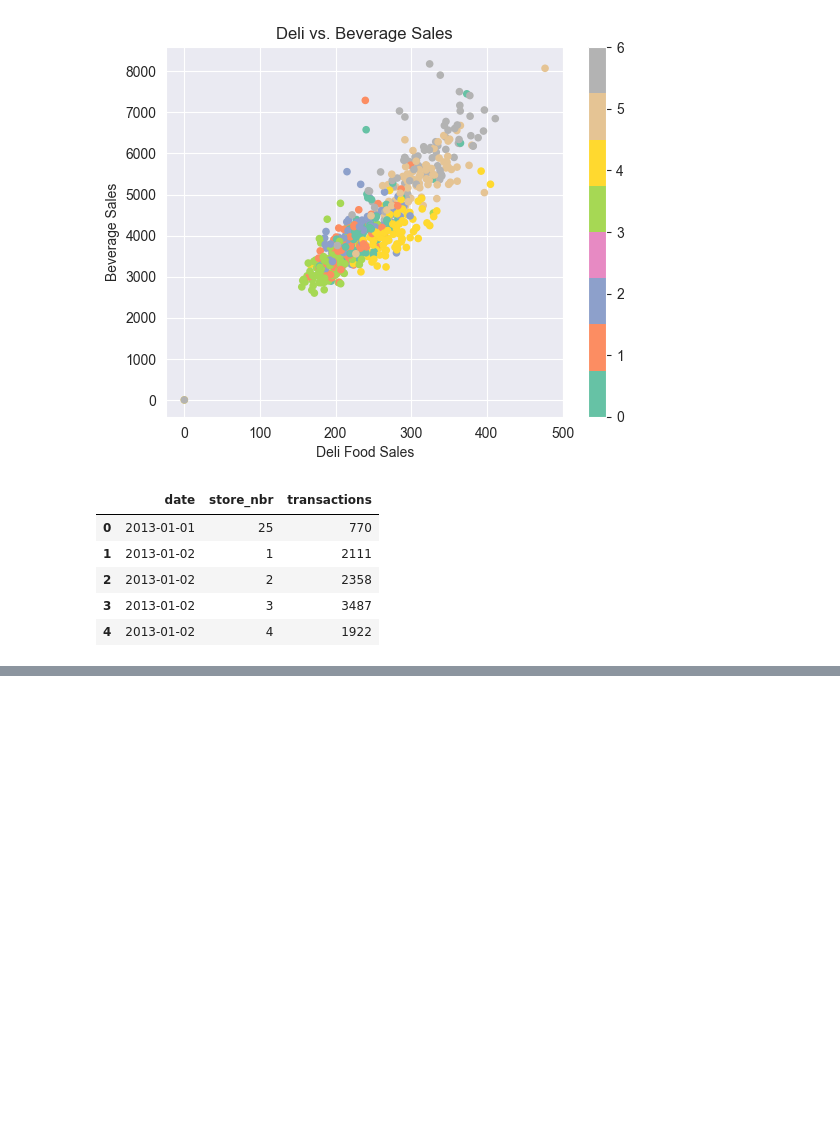
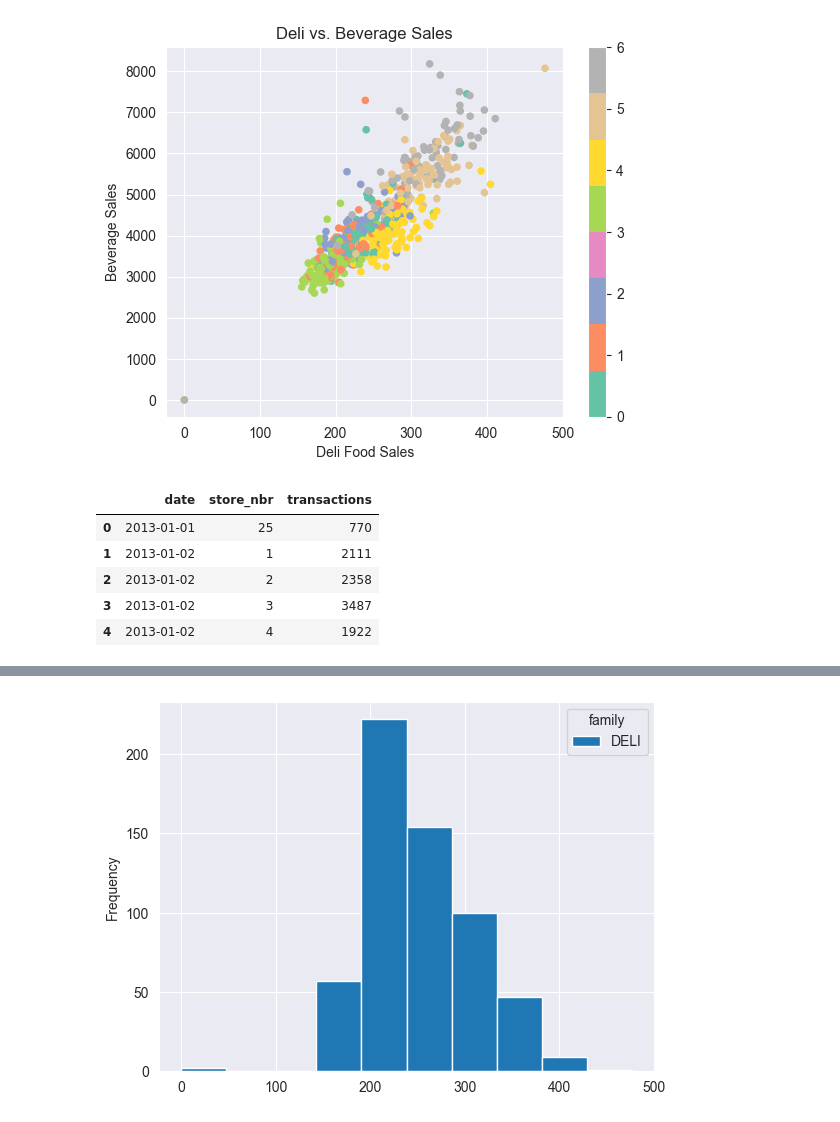
Before and after one commit to jameslaurence82/Udemy-Python_DataAnalysis_NumpyPandas, a Jupyter notebook: PdDF_Visualizations.ipynb, the cells around one changed output, grey strips where cells are left out. Drawn from its saved outputs; the diff is of its cells as text; code cells hidden in the pictures; blank space fills up the shorter version.

```diff
--- a/PdDF_Visualizations.ipynb
+++ b/PdDF_Visualizations.ipynb
@@ -880,0 +881,4 @@ transactions.head()
+# %%
+# copy scatter DataFrame to histogram DataFrame
+grocery_hist = grocery_scatter.copy()
+grocery_hist
@@ -880,0 +900,5 @@ transactions.head()
+# %%
+# plotting DELI column
+grocery_hist[['DELI']].plot.hist();
+# %% [output]
+[figure, added]
```
Also changed, not shown: parts of 19 cells of this notebook, 2 other files.
